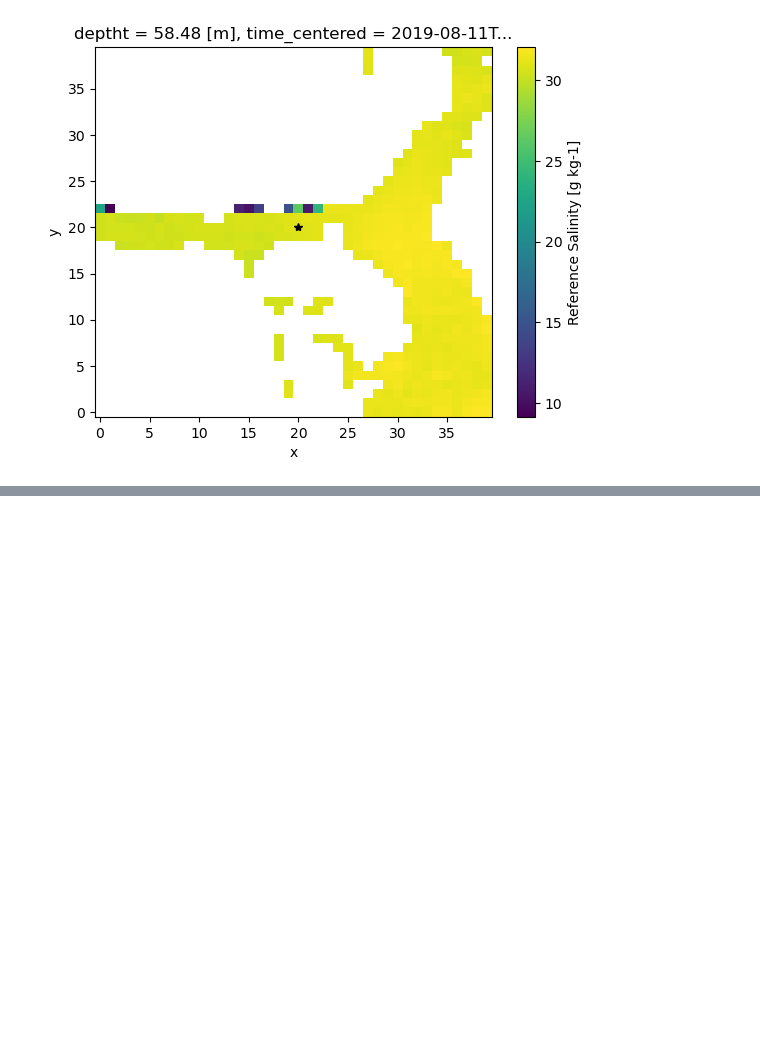
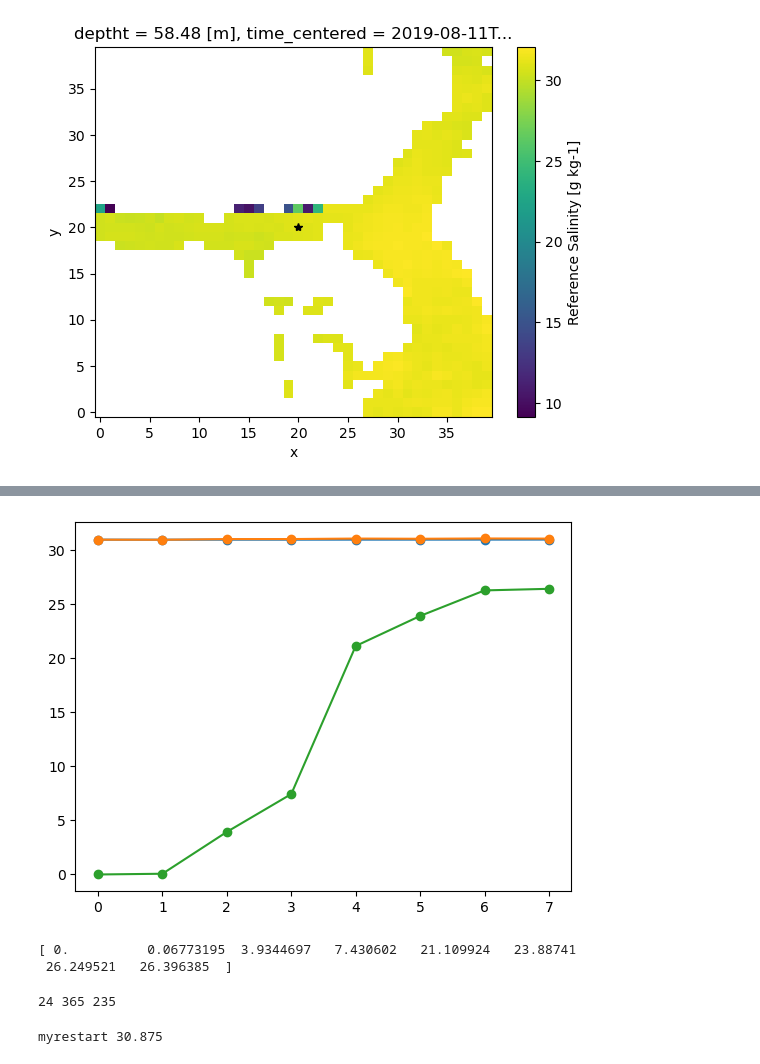
Before and after one commit to SalishSeaCast/analysis-susan, a Jupyter notebook: notebooks/Tall/Tall_1ts.ipynb, the cells around one changed output, grey strips where cells are left out. Saved outputs shown, nothing was run; the diff lists cells and outputs as text; code cells hidden in the pictures; blank space fills up the shorter version.

```diff
--- a/notebooks/Tall/Tall_1ts.ipynb
+++ b/notebooks/Tall/Tall_1ts.ipynb
@@ -37,0 +58,15 @@ plt.plot(ss, ss, 'k*');
+# %%
+plt.plot(gridT.vosaline[:, 25-1, ibad, jbad], 'o-');
+plt.plot(gridT.vosaline[:, 25-1, ibad+1, jbad], 'o-');
+plt.plot(gridT.vosaline[:, 25-1, ibad+2, jbad], 'o-');
+# %% [output]
+[figure, added]
+# %%
+print(gridT.vosaline[:, 25-1, ibad+2, jbad].values)
+# %% [output]
+[ 0.          0.06773195  3.9344697   7.430602   21.109924   23.88741
+ 26.249521   26.396385  ]
+# %%
+print (25-1, ibad+2, jbad)
+# %% [output]
+24 365 235
@@ -37,0 +78,5 @@ plt.plot(ss, ss, 'k*');
+# %%
+ik, ii, ij = 24, 365, 235
+print ('myrestart', myrestart.sn[0, ik, ii, ij].values)
+# %% [output]
+myrestart 30.875
```
Also changed, not shown: parts of 30 cells of this notebook.
